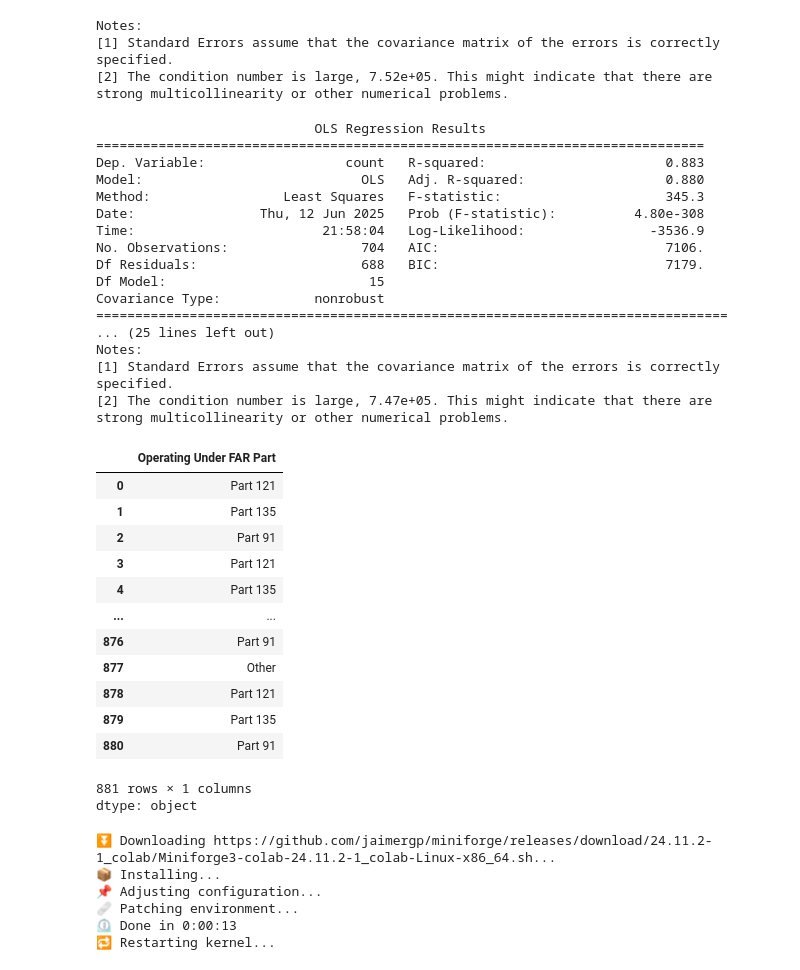
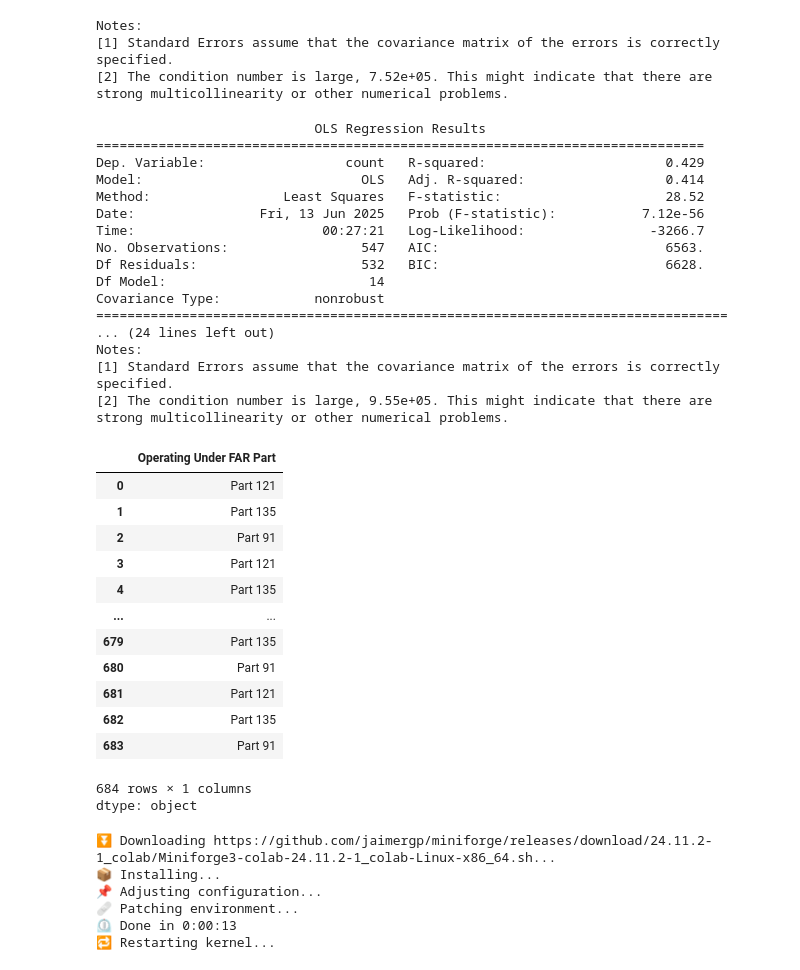
Before and after one commit to terryljh/aviation2, a Jupyter notebook: asrs linear model2.ipynb, the cells around one changed output. Cells and saved outputs as stored; diff of their text form; code cells hidden in the pictures.

```diff
--- a/asrs linear model2.ipynb
+++ b/asrs linear model2.ipynb
@@ -461,6 +461,7 @@ dfsubset2['Operating Under FAR Part'] = dfsubset2['Operating Under FAR Part'].ap
 counts = dfsubset2['Operating Under FAR Part'].value_counts()
 low_freq_labels = counts[counts < 1000].index
 dfsubset2['Operating Under FAR Part'] = dfsubset2['Operating Under FAR Part'].replace(low_freq_labels, 'Other')
+dfsubset2 = dfsubset2[dfsubset2['Operating Under FAR Part'].isin(['Part 121', 'Part 135','Part 91'])].reset_index(drop=True)
 
 dfsubset2['FAR_121'] = dfsubset2['Operating Under FAR Part'] == 'Part 121'
 far_by_month = dfsubset2.groupby(['Year', 'Month'])['FAR_121'].mean().reset_index(name='pct_far121')
@@ -476,6 +477,7 @@ far135_by_month = dfsubset2.groupby(['Year', 'Month'])['FAR_135'].mean().reset_i
 #pct_other_by_month = dfsubset2.groupby(['Year', 'Month'])['OTHER_FAR'].mean().reset_index(name='pct_other')
 
 grouped = dfsubset2.groupby(['Year', 'Month','Operating Under FAR Part']).size().reset_index(name='count')
+grouped['count'] = grouped.apply(lambda row: row['count'] / {'Part 121': 0.5615, 'Part 135': 0.0705, 'Part 91': 0.3680}[row['Operating Under FAR Part']], axis=1)
 
 #model_df = grouped.merge(hf_by_month, on=['Year', 'Month']).merge(far91_by_month, on=['Year', 'Month']).merge(far135_by_month, on=['Year', 'Month']).merge(pct_other_by_month, on=['Year', 'Month']).merge(far_by_month, on=['Year', 'Month'])
 #model_df['Month'] = model_df['Month'].astype(int)
@@ -490,49 +492,49 @@ X = pd.concat([grouped[['Year'#,'pct_human_factors', 'pct_far91', 'pct_far135','
                          ]].astype(float), month_dummies.astype(float),far_dummies.astype(float)], axis=1)
 y = grouped['count'].astype(float)
 
 X = X.apply(pd.to_numeric, errors='coerce').dropna()
 y = y.loc[X.index]
 X_train, X_test, y_train, y_test = train_test_split(
 X, y, test_size=0.2, random_state=945)
 monthmodel = LinearRegression()
 monthmodel.fit(X_train,y_train)
 
 X_train = sm.add_constant(X_train, prepend=False)
 
 monthmodel2 = sm.OLS(y_train, X_train).fit()
 print(monthmodel2.summary())
 grouped['Operating Under FAR Part']
 # %% [output]
                             OLS Regression Results
 ==============================================================================
-Dep. Variable:                  count   R-squared:                       0.883
-Model:                            OLS   Adj. R-squared:                  0.880
-Method:                 Least Squares   F-statistic:                     345.3
-Date:                Thu, 12 Jun 2025   Prob (F-statistic):          4.80e-308
-Time:                        21:58:04   Log-Likelihood:                -3536.9
-No. Observations:                 704   AIC:                             7106.
-Df Residuals:                     688   BIC:                             7179.
-Df Model:                          15
+Dep. Variable:                  count   R-squared:                       0.429
+Model:                            OLS   Adj. R-squared:                  0.414
+Method:                 Least Squares   F-statistic:                     28.52
+Date:                Fri, 13 Jun 2025   Prob (F-statistic):           7.12e-56
+Time:                        00:27:21   Log-Likelihood:                -3266.7
+No. Observations:                 547   AIC:                             6563.
+Df Residuals:                     532   BIC:                             6628.
+Df Model:                          14
 Covariance Type:            nonrobust
 =================================================================================
-... (25 lines left out)
+... (24 lines left out)
 Notes:
 [1] Standard Errors assume that the covariance matrix of the errors is correctly specified.
-[2] The condition number is large, 7.47e+05. This might indicate that there are
+[2] The condition number is large, 9.55e+05. This might indicate that there are
 strong multicollinearity or other numerical problems.
 |  | Operating Under FAR Part |
 | 0 | Part 121 |
 | 1 | Part 135 |
 | 2 | Part 91 |
 | 3 | Part 121 |
 | 4 | Part 135 |
 | ... | ... |
-| 876 | Part 91 |
-| 877 | Other |
-| 878 | Part 121 |
-| 879 | Part 135 |
-| 880 | Part 91 |
+| 679 | Part 135 |
+| 680 | Part 91 |
+| 681 | Part 121 |
+| 682 | Part 135 |
+| 683 | Part 91 |
-881 rows × 1 columns
+684 rows × 1 columns
 dtype: object
 # %%
 !pip install -q condacolab
```
